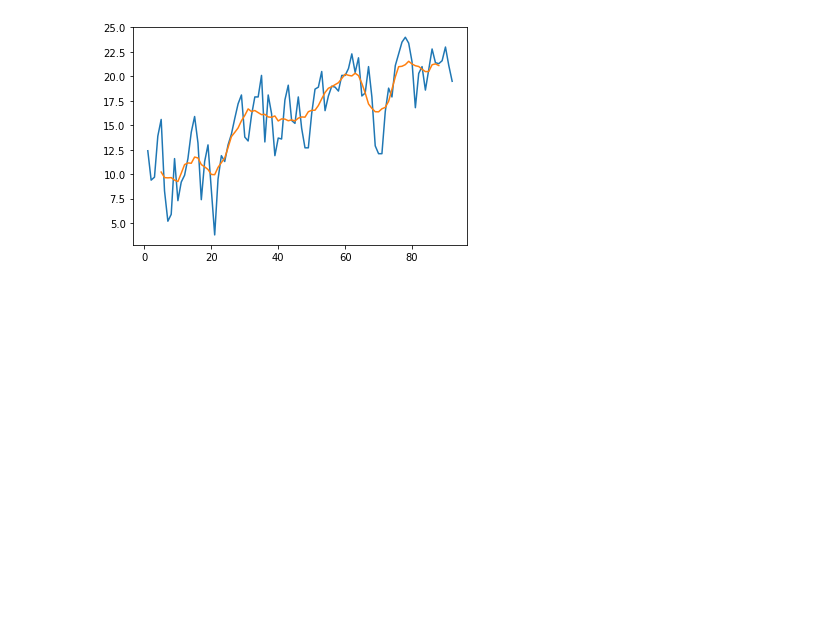
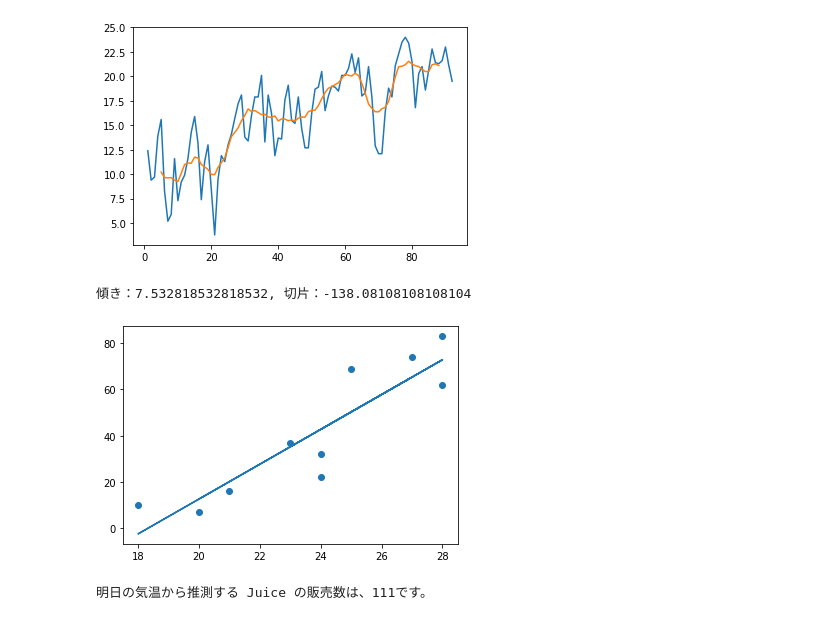
Before and after one commit to 1024xx4/high_school_math, a Jupyter notebook: statistics_and_random_numbers.ipynb, the cells around one changed output. Cells and saved outputs as stored; diff of their text form; code cells hidden in the pictures; blank space fills up the shorter version.

```diff
--- a/statistics_and_random_numbers.ipynb
+++ b/statistics_and_random_numbers.ipynb
@@ -150,3 +150,29 @@ plt.plot(x[4:n - 4], y2[4:n - 4])
 plt.show()
 # %% [output]
 [figure]
+# %%
+# List 7-8 回帰直線を求める
+import matplotlib.pyplot as plt
+import numpy as np
+
+# Data
+x = np.array([23, 24, 28, 24, 27, 21, 18, 25, 28, 20]) # 気温
+y = np.array([37, 22, 62, 32, 74, 16, 10, 69, 83, 7]) # Juice の販売数
+
+# 回帰直線
+a, b = np.polyfit(x, y, 1)
+y2 = a * x + b
+print(f'傾き：{a}, 切片：{b}') # 傾きと切片を表示
+
+# 描画
+plt.scatter(x, y) # 散布図
+plt.plot(x, y2) # 回帰直線
+plt.show()
+
+# 明日の気温が33度の時の回帰直線から推測される Juice の販売数
+expected = a * 33 + b
+print(f'明日の気温から推測する Juice の販売数は、{round(expected)}です。')
+# %% [output]
+傾き：7.532818532818532, 切片：-138.08108108108104
+[figure, added]
+明日の気温から推測する Juice の販売数は、111です。
```
Also changed, not shown: 1 other file.
